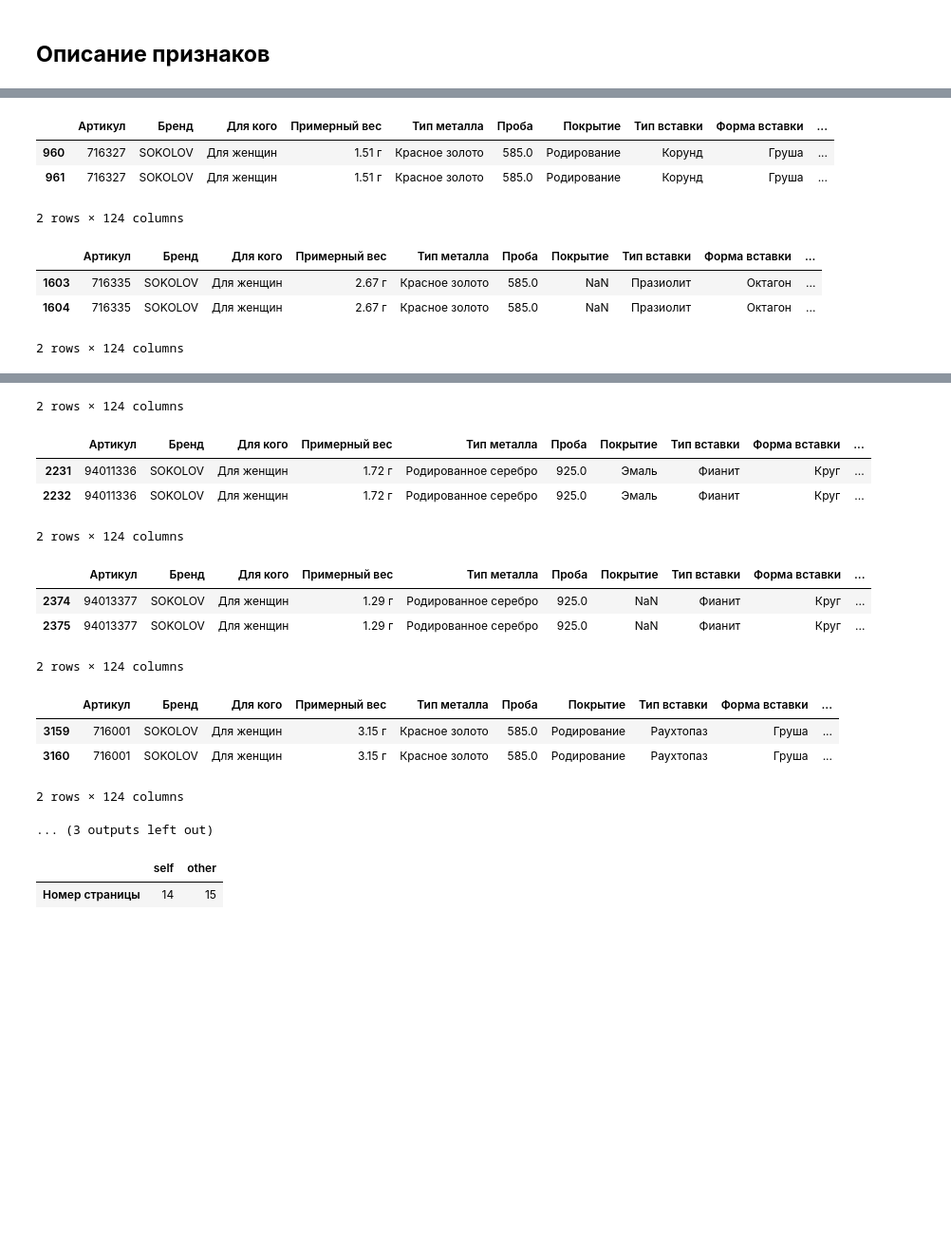
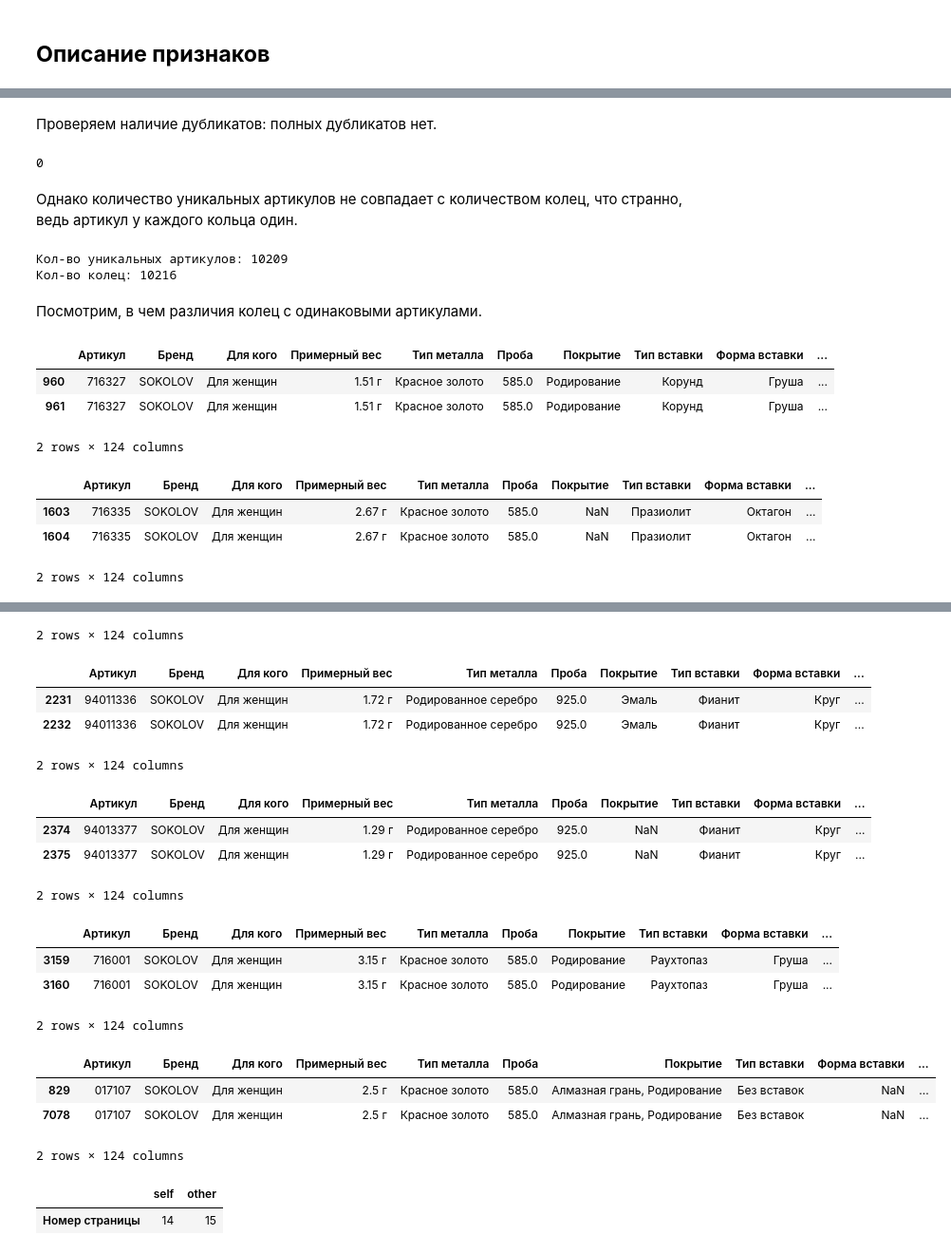
Before and after one commit to tisheedesh/Project, a Jupyter notebook: EDA.ipynb, the cells around one changed output, grey strips where cells are left out. Shown: that part at 95% size. Drawn from its saved outputs; the diff is of its cells as text; code cells hidden in the pictures; blank space fills up the shorter version.

```diff
--- a/EDA.ipynb
+++ b/EDA.ipynb
@@ -43,36 +65,51 @@ Length: 124, dtype: int64
+# %% [markdown]
+Проверяем наличие дубликатов: полных дубликатов нет.
+# %%
+data.duplicated().sum()
+# %% [output]
+0
+# %% [markdown]
+Однако количество уникальных артикулов не совпадает с количеством колец, что странно, ведь артикул у каждого кольца один.
+# %%
+print(f'Кол-во уникальных артикулов: {data.Артикул.nunique()} \nКол-во колец: {data.shape[0]}')
+# %% [output]
+Кол-во уникальных артикулов: 10209
+Кол-во колец: 10216
+# %% [markdown]
+Посмотрим, в чем различия колец с одинаковыми артикулами.
 # %%
-# почему-то дублированные артикулы
 articles = data[data['Артикул'].duplicated()]['Артикул'].values
 indexes = np.array([])
 for elem in articles:
     display(data.loc[data['Артикул'] == elem])
     indexes = np.append(indexes, data.loc[data['Артикул'] == elem].index)
-indexes
-# есть какие-то дубликаты
 # %% [output]
 |  | Артикул | Бренд | Для кого | Примерный вес | Тип металла | Проба | Покрытие | Тип вставки | Форма вставки | ... |
 | 960 | 716327 | SOKOLOV | Для женщин | 1.51 г | Красное золото | 585.0 | Родирование | Корунд | Груша | ... |
 | 961 | 716327 | SOKOLOV | Для женщин | 1.51 г | Красное золото | 585.0 | Родирование | Корунд | Груша | ... |
 2 rows × 124 columns
 |  | Артикул | Бренд | Для кого | Примерный вес | Тип металла | Проба | Покрытие | Тип вставки | Форма вставки | ... |
 | 1603 | 716335 | SOKOLOV | Для женщин | 2.67 г | Красное золото | 585.0 | NaN | Празиолит | Октагон | ... |
 | 1604 | 716335 | SOKOLOV | Для женщин | 2.67 г | Красное золото | 585.0 | NaN | Празиолит | Октагон | ... |
 2 rows × 124 columns
 |  | Артикул | Бренд | Для кого | Примерный вес | Тип металла | Проба | Покрытие | Тип вставки | Форма вставки | ... |
 | 1890 | 1012013 | SOKOLOV | Для женщин | 2.04 г | Комбинированное золото | 585.0 | Родирование | Бриллиант (природный) | Круг | ... |
 | 1891 | 1012013 | SOKOLOV | Для женщин | 2.04 г | Комбинированное золото | 585.0 | Родирование | Бриллиант (природный) | Круг | ... |
 2 rows × 124 columns
 |  | Артикул | Бренд | Для кого | Примерный вес | Тип металла | Проба | Покрытие | Тип вставки | Форма вставки | ... |
 | 2231 | 94011336 | SOKOLOV | Для женщин | 1.72 г | Родированное серебро | 925.0 | Эмаль | Фианит | Круг | ... |
 | 2232 | 94011336 | SOKOLOV | Для женщин | 1.72 г | Родированное серебро | 925.0 | Эмаль | Фианит | Круг | ... |
 2 rows × 124 columns
 |  | Артикул | Бренд | Для кого | Примерный вес | Тип металла | Проба | Покрытие | Тип вставки | Форма вставки | ... |
 | 2374 | 94013377 | SOKOLOV | Для женщин | 1.29 г | Родированное серебро | 925.0 | NaN | Фианит | Круг | ... |
 | 2375 | 94013377 | SOKOLOV | Для женщин | 1.29 г | Родированное серебро | 925.0 | NaN | Фианит | Круг | ... |
 2 rows × 124 columns
 |  | Артикул | Бренд | Для кого | Примерный вес | Тип металла | Проба | Покрытие | Тип вставки | Форма вставки | ... |
 | 3159 | 716001 | SOKOLOV | Для женщин | 3.15 г | Красное золото | 585.0 | Родирование | Раухтопаз | Груша | ... |
 | 3160 | 716001 | SOKOLOV | Для женщин | 3.15 г | Красное золото | 585.0 | Родирование | Раухтопаз | Груша | ... |
 2 rows × 124 columns
+|  | Артикул | Бренд | Для кого | Примерный вес | Тип металла | Проба | Покрытие | Тип вставки | Форма вставки | ... |
+| 829 | 017107 | SOKOLOV | Для женщин | 2.5 г | Красное золото | 585.0 | Алмазная грань, Родирование | Без вставок | NaN | ... |
+| 7078 | 017107 | SOKOLOV | Для женщин | 2.5 г | Красное золото | 585.0 | Алмазная грань, Родирование | Без вставок | NaN | ... |
-... (3 outputs left out)
+2 rows × 124 columns
 # %%
```
Also changed, not shown: parts of 54 cells of this notebook.
